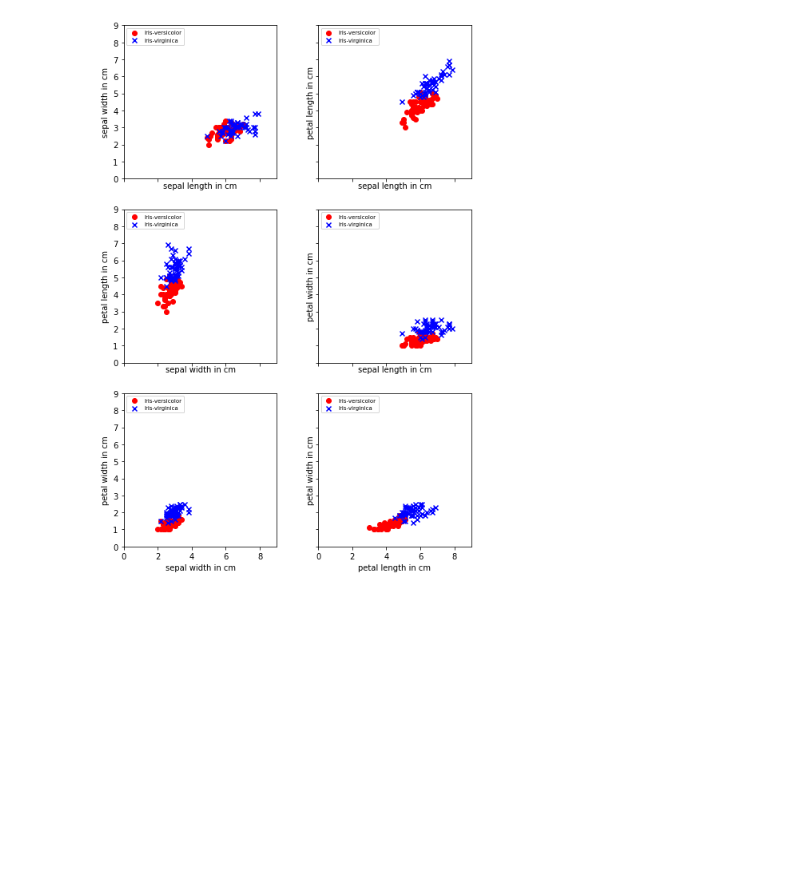
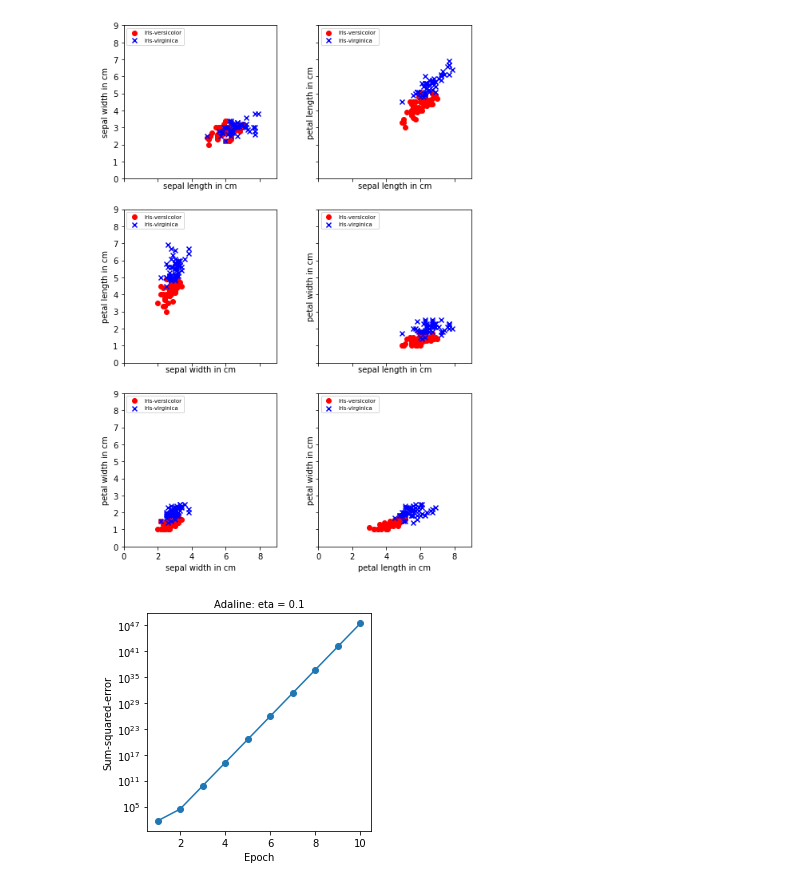
Before and after one commit to awjallow/CSC_447_ML_Notebooks, a Jupyter notebook: Amadou_Jallow_AS02.ipynb, the cells around one changed output. Drawn from its saved outputs; the diff is of its cells as text; code cells hidden in the pictures; blank space fills up the shorter version.

```diff
--- a/Amadou_Jallow_AS02.ipynb
+++ b/Amadou_Jallow_AS02.ipynb
@@ -168,27 +161,127 @@ fdx = np.array([0,2])
 # %%
+# focus on classification of "versicolor" and "virginica", class indexes 0 and 1;
+# set to 1 and -1 in class array
+cdx = np.array([0,1])
+# focus on the features "sepal length" and "petal length", feature indexes 0 and 2
+fdx = np.array([0,1])
+
 i = 0
 numCl = 0
 for i in range(0 , len(Cl)):
     if Cl[i] == IC[cdx[0]]:
         numCl += 1
     if Cl[i] == IC[cdx[1]]:
         numCl += 1
     i += 1
 
 NC = np.zeros((numCl))
 NF = np.zeros((numCl, 2))
 
 i = 0
 j = 0
 for i in range(0 , len(Cl)):
     if Cl[i] == IC[cdx[0]]:
         NC[j] = 1
         NF[j,0] = IA[i,fdx[0]]
         NF[j,1] = IA[i,fdx[1]]
         j += 1
     if Cl[i] == IC[cdx[1]]:
         NC[j] = -1
         NF[j,0] = IA[i,fdx[0]]
         NF[j,1] = IA[i,fdx[1]]
         j += 1
     i += 1
+
+plt.close('all')
+fig, ax = plt.subplots(nrows=1, ncols=1, figsize = (4,4))
+ada = AdalineGD(n_iter=10, eta=0.1).fit(NF, NC)
+ax.semilogy(range(1, len(ada.cost_) + 1), ada.cost_, marker = 'o')
+ax.set_xlabel('Epoch')
+ax.set_ylabel('Sum-squared-error')
+ax.set_title('Adaline: eta = 0.1', fontsize ='medium')
+plt.show()
+
+plt.close('all')
+fig, ax = plt.subplots(nrows=1, ncols=1, figsize = (4,4))
+ada = AdalineGD(n_iter=10, eta=0.01).fit(NF, NC)
+ax.semilogy(range(1, len(ada.cost_) + 1), ada.cost_, marker = 'o')
+ax.set_xlabel('Epoch')
+ax.set_ylabel('Sum-squared-error')
+ax.set_title('Adaline: eta = 0.01', fontsize ='medium')
+plt.show()
+
+plt.close('all')
+fig, ax = plt.subplots(nrows=1, ncols=1, figsize = (4,4))
+ada = AdalineGD(n_iter=10, eta=0.001).fit(NF, NC)
+ax.semilogy(range(1, len(ada.cost_) + 1), ada.cost_, marker = 'o')
+ax.set_xlabel('Epoch')
+ax.set_ylabel('Sum-squared-error')
+ax.set_title('Adaline: eta = 0.001', fontsize ='medium')
+plt.show()
+
+plt.close('all')
+fig, ax = plt.subplots(nrows=1, ncols=1, figsize = (4,4))
+ada = AdalineGD(n_iter=10, eta=0.0001).fit(NF, NC)
+ax.semilogy(range(1, len(ada.cost_) + 1), ada.cost_, marker = 'o')
+ax.set_xlabel('Epoch')
+ax.set_ylabel('Sum-squared-error')
+ax.set_title('Adaline: eta = 0.0001', fontsize ='medium')
+plt.show()
+
+# Standardize Inputs
+
+NF_Std = np.copy(NF)
+NF_Std[:,0] = (NF[:,0] - NF[:,0].mean()) / NF[:,0].std()
+NF_Std[:,1] = (NF[:,1] - NF[:,1].mean()) / NF[:,1].std()
+
+plt.close('all')
+fig, ax = plt.subplots(nrows=1, ncols=2, figsize = (8,4))
+
+ada = AdalineGD(n_iter=50, eta=0.003)
+ada.fit(NF_Std, NC)
+ax[0].plot(range(1, len(ada.cost_) + 1), ada.cost_)
+ax[0].set_xlabel('Epoch')
+ax[0].set_ylabel('Sum-squared-error')
+ax[0].set_title('Adaline: eta = 0.003', fontsize='medium')
+ax[1].semilogy(range(1, len(ada.cost_) + 1), ada.cost_)
+ax[1].set_xlabel('Epoch')
+ax[1].set_ylabel('Sum-squared-error')
+ax[1].set_title('Adaline: eta = 0.003', fontsize='medium')
+plt.show()
+
+from matplotlib.colors import ListedColormap
+def plot_decision_regions(X, y, classifier, resolution=0.01):
+
+    # setup color map
+    colors = ('red', 'blue')
+    cmap = ListedColormap(colors[:len(np.unique(y))])
+
+    # plot the decision surface
+    x1_min, x1_max = X[:, 0].min() - 1, X[:, 0].max() + 1
+    x2_min, x2_max = X[:, 1].min() - 1, X[:, 1].max() + 1
+    xx1, xx2 = np.meshgrid(np.arange(x1_min, x1_max, resolution),
+                         np.arange(x2_min, x2_max, resolution))
+    Z = classifier.predict(np.array([xx1.ravel(), xx2.ravel()]).T)
+    Z = Z.reshape(xx1.shape)
+    plt.contourf(xx1, xx2, Z, alpha=0.2, cmap=cmap)
+    plt.xlim(xx1.min(), xx1.max())
+    plt.ylim(xx2.min(), xx2.max())
+
+    # plot class samples
+    for idx, cl in enumerate(np.unique(y)):
+        plt.scatter(x=X[y == cl, 0], y=X[y == cl, 1],
+                    alpha=0.8, color=pltC[cdx[idx]],
+                    marker=pltM[cdx[idx]], label=IC[cdx[idx]])
+
+plot_decision_regions(NF_Std, NC, classifier = ada)
+plt.title('Adaline - Gradient Descent', fontsize='medium')
+plt.xlabel('sepal length in cm]')
+plt.ylabel('sepal width in cm')
+plt.legend(loc='upper left', fontsize='small')
+plt.show()
+
+print(ada.accuracy(NF_Std, NC))
+
+# IrisF=("sepal length in cm", "sepal width in cm", "petal length in cm", "petal width in cm")
+# %% [output]
+[figure, added]
```
Also changed, not shown: parts of 16 cells of this notebook.
